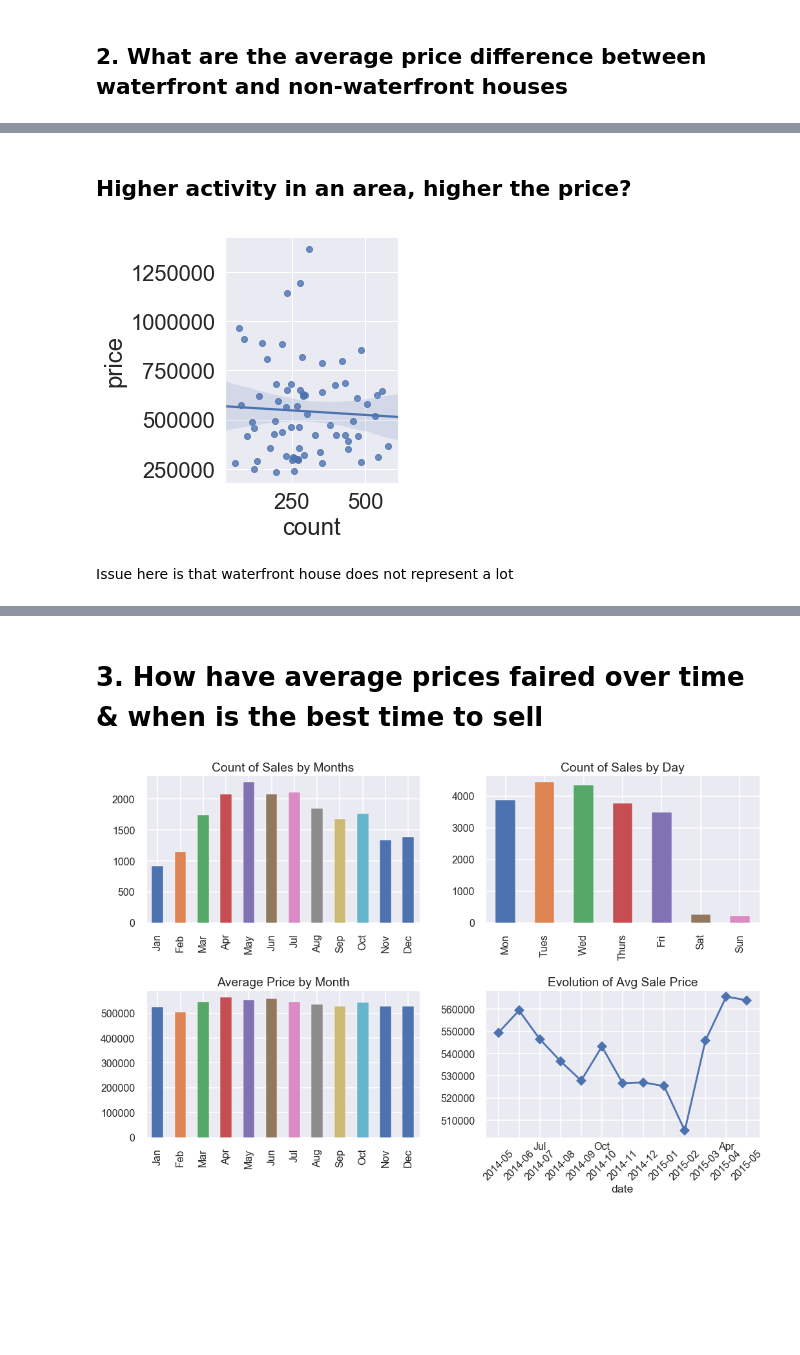
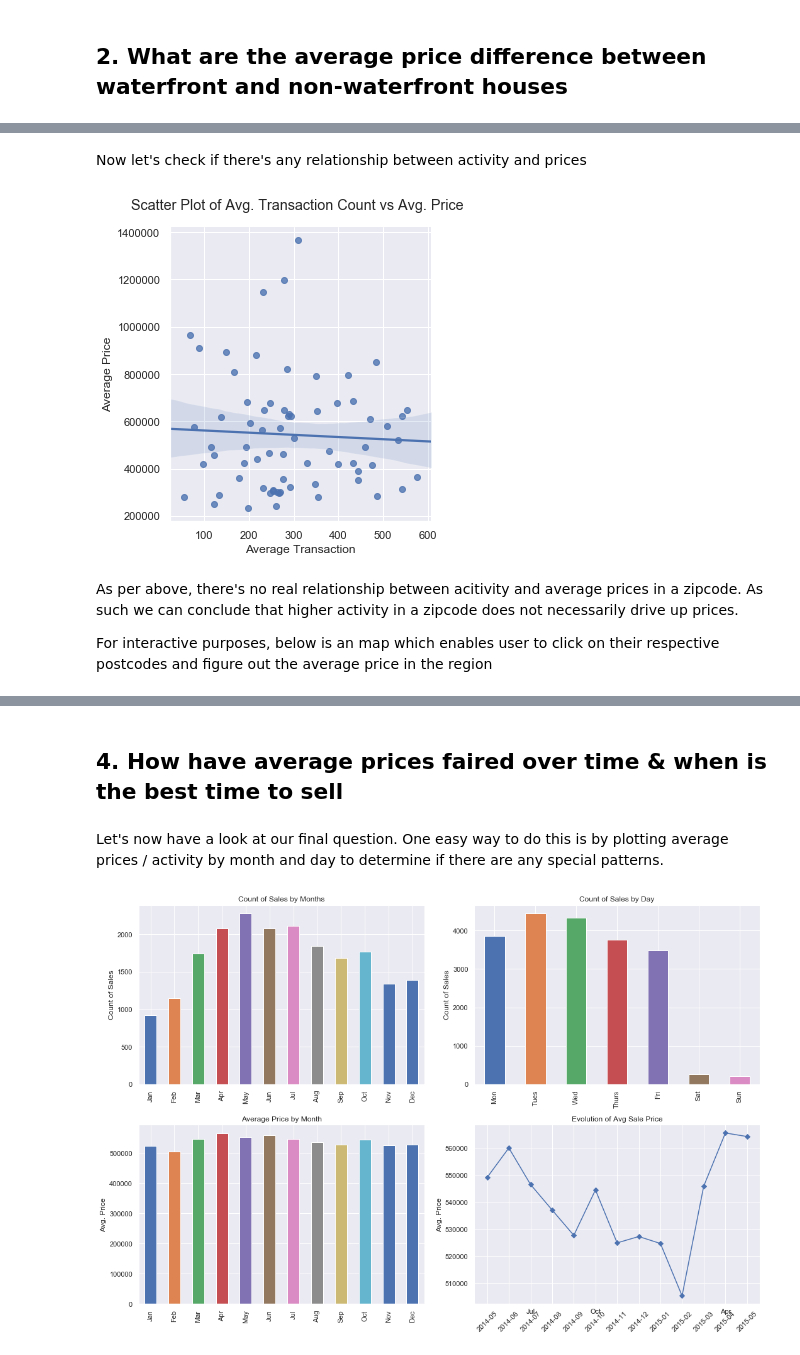
Before and after one commit to Ftan91/Exploratory-Data-Analysis-on-Features-that-Impact-House-Prices-in-Kings-County-Seattle, a Jupyter notebook: Finn2 - Kings County Dataset.ipynb, the cells around one changed output, grey strips where cells are left out. Saved outputs shown, nothing was run; the diff lists cells and outputs as text; code cells hidden in the pictures; blank space fills up the shorter version.

```diff
--- a/Finn2 - Kings County Dataset.ipynb
+++ b/Finn2 - Kings County Dataset.ipynb
@@ -225,9 +319,11 @@ First, let's take a look at the correlation matrix across variables
 # %%
-columns_to_drop = ['id', 'date', 'zipcode','lat', 'long', 'yr_built', 'yr_renovated', 'year_old']
+columns_to_drop = ['id', 'date', 'yr_built_vs_reno']
 new_df = df.drop(columns_to_drop, axis = 1)
 correlation_matrix = new_df.corr()
 
+sns.set(font_scale = 1)
 fig, ax = plt.subplots(figsize = (20,10))
+fig.suptitle('Correlation Matrix', x = 0.425, y = 0.925)
 sns.heatmap(correlation_matrix, annot = True, ax = ax)
 plt.show()
 # %% [output]
@@ -392,11 +703,14 @@ Let's have a general look at house price which are closer to waterfronts
 # %%
+sns.set(font_scale = 1.2)
+
 df.plot(kind = 'scatter',
         x = 'long',
         y = 'lat',
         figsize = (16,10),
         c= 'price',
-        cmap = 'Reds',
+        cmap = 'YlOrRd',
         colorbar = True,
-        sharex = False)
+        sharex = False,
+       title = 'Scatter Plot of Longitude and Latitude with Color Mapping according to Price')
 plt.show()
 # %% [output]
@@ -421,9 +738,14 @@ groupby_list = []
 for feature in final:
     groupby_list.append(df.groupby(['waterfront', feature])['price'].mean().reset_index())
 # %%
+sns.set(font_scale = 1.5)
+
 fig, axes = plt.subplots(2, 3, tight_layout = True, figsize = (25,20))
+fig.suptitle('Average Prices of Waterfront Houses by Top 6 Features', y = 1.025)
+
 ax = [axes[0, 0], axes[0, 1], axes[0, 2], axes[1, 0], axes[1, 1], axes[1, 2]]
 
 for i in range(len(groupby_list)):
     sns.barplot(x = final[i] , y = 'price', data = groupby_list[i], hue = 'waterfront', ax = ax[i])
+    ax[i].tick_params(labelrotation = 45)
 # %% [output]
@@ -451,20 +789,24 @@ plt.show()
-# %% [markdown]
-## Higher activity in an area, higher the price?
+# %% [markdown]
+Now let's check if there's any relationship between activity and prices
 # %%
-zipcode
-
 x = df.zipcode.value_counts().reset_index()
 x.columns = ['zipcode', 'count']
 
 new = pd.merge(zipcode, x, on = 'zipcode')
 new = new.drop(new[new.price > 2000000].index, axis = 0)
 
-sns.lmplot(x = 'count', y='price', data =new)
+sns.set(font_scale = 1)
+ax =sns.lmplot(x = 'count', y='price', data =new)
+plt.ylabel('Average Price')
+plt.xlabel('Average Transaction')
+ax.fig.suptitle('Scatter Plot of Avg. Transaction Count vs Avg. Price', y =1.025, x = 0.575)
 plt.show()
 # %% [output]
-[figure, old version]
+[figure, new version]
-# %% [markdown]
-Issue here is that waterfront house does not represent a lot
+# %% [markdown]
+As per above, there's no real relationship between acitivity and average prices in a zipcode. As such we can conclude that higher activity in a zipcode does not necessarily drive up prices.
+
+For interactive purposes, below is an map which enables user to click on their respective postcodes and figure out the average price in the region
 # %%
 import folium
 
@@ -488,4 +830,4 @@ display(m)
 # %% [output]
 [interactive output not drawn]
 # %% [markdown]
-# 3. How have average prices faired over time & when is the best time to sell
+## 4. How have average prices faired over time & when is the best time to sell
@@ -495,23 +834,28 @@ df['day_sold'] = df['date'].dt.dayofweek
+# %% [markdown]
+Let's now have a look at our final question. One easy way to do this is by plotting average prices / activity by month and day to determine if there are any special patterns.
 # %%
-style.use('seaborn-poster')
-
 fig, ax = plt.subplots(2, 2, figsize = (15,10), tight_layout = True)
 
 df.month_sold.value_counts(sort = False).plot(kind = 'bar', ax = ax[0][0], title = 'Count of Sales by Months')
 ax[0][0].set_xticklabels(['Jan', 'Feb', 'Mar', 'Apr', 'May', 'Jun', 'Jul', 'Aug', 'Sep', 'Oct', 'Nov', 'Dec'])
+ax[0][0].set_ylabel('Count of Sales')
 
 df.day_sold.value_counts(sort = False).plot(kind = 'bar', ax = ax[0][1], title = 'Count of Sales by Day')
 ax[0][1].set_xticklabels(['Mon', 'Tues', 'Wed', 'Thurs', 'Fri', 'Sat', 'Sun'])
+ax[0][1].set_ylabel('Count of Sales')
 
 df.groupby('month_sold')['price'].mean().plot(kind = 'bar', ax = ax[1][0], title = 'Average Price by Month')
 ax[1][0].set_xticklabels(['Jan', 'Feb', 'Mar', 'Apr', 'May', 'Jun', 'Jul', 'Aug', 'Sep', 'Oct', 'Nov', 'Dec'])
 ax[1][0].set_xlabel('')
+ax[1][0].set_ylabel('Avg. Price')
 
 df.groupby(df.date.dt.to_period('M'))['price'].mean().plot(ax = ax[1][1], title = 'Evolution of Avg Sale Price', marker = 'D')
 ax[1][1].set_xticks(df.groupby(df.date.dt.to_period('M'))['price'].mean().index)
 plt.xticks(rotation = 45)
 ax[1][1].set_xticklabels(df.groupby(df.date.dt.to_period('M'))['price'].mean().index)
+ax[1][1].set_ylabel('Avg. Price')
+ax[1][1].set_xlabel('')
 
 plt.show()
 # %% [output]
-[figure, old version]
+[figure, new version]
```
Also changed, not shown: parts of 120 cells of this notebook.
